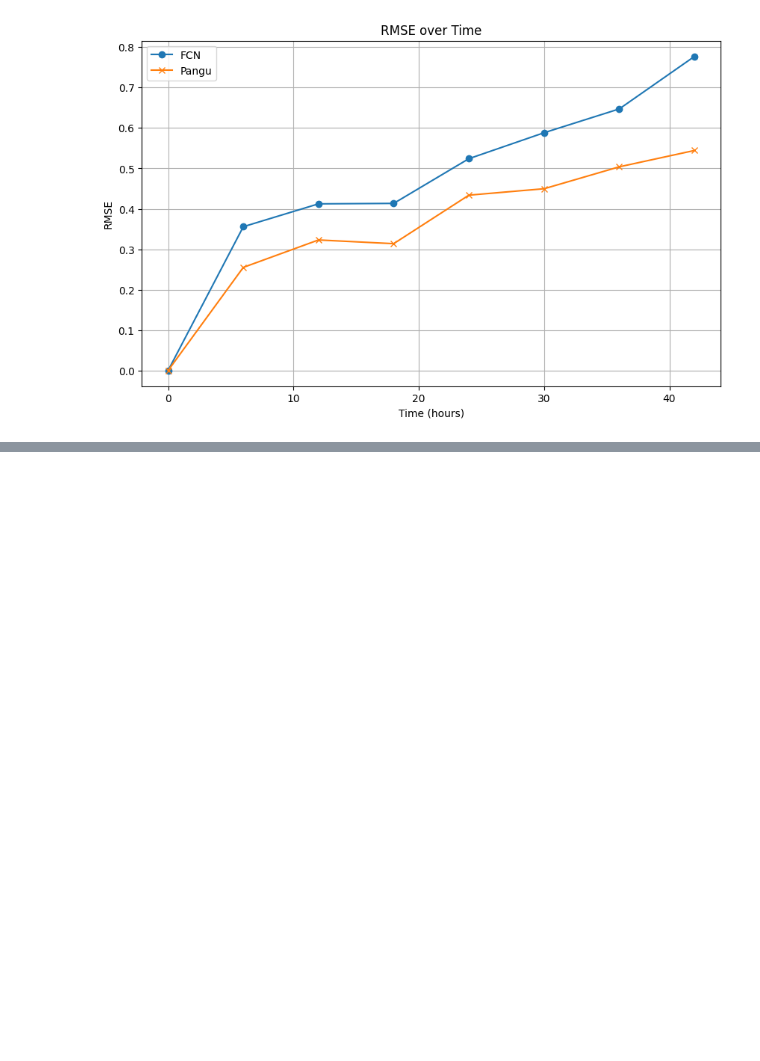
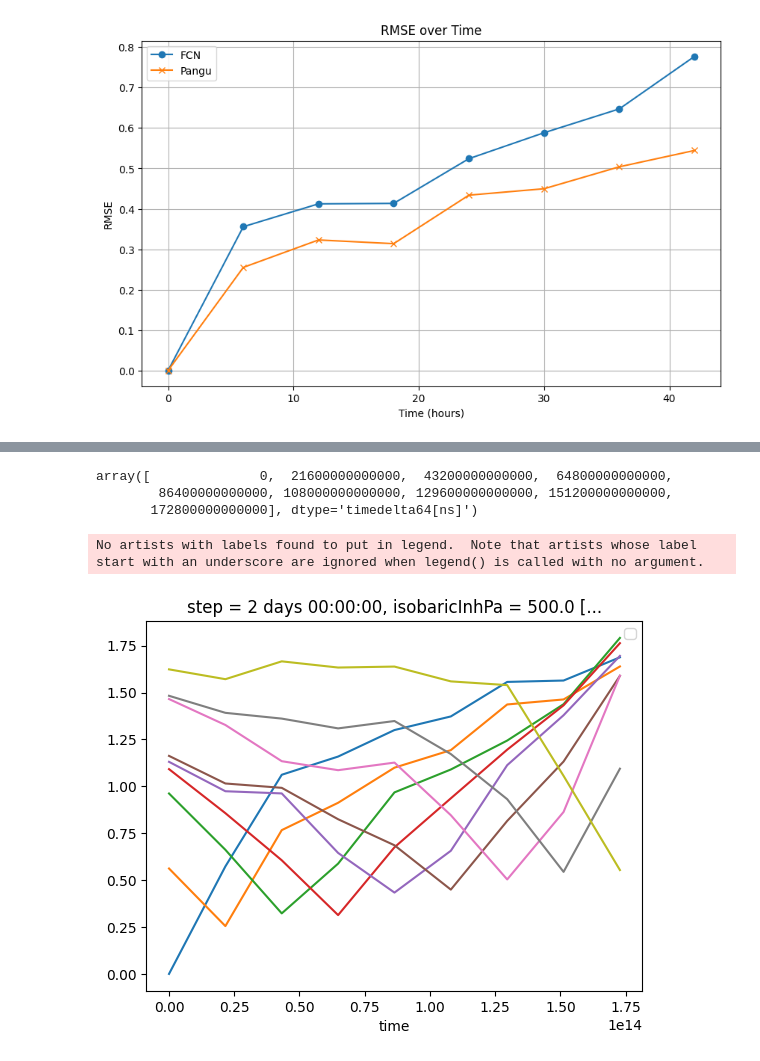
Before and after one commit to SaptarishiD/ai-models, a Jupyter notebook: src/ai_models/forecast_bench.ipynb, the cells around one changed output, grey strips where cells are left out. Saved outputs shown, nothing was run; the diff lists cells and outputs as text; code cells hidden in the pictures; blank space fills up the shorter version.

```diff
--- a/src/ai_models/forecast_bench.ipynb
+++ b/src/ai_models/forecast_bench.ipynb
@@ -339,0 +520,9 @@ rmse_df.to_csv("rmse_data.csv", index=False)
+# %%
+## adapting from weatherbench:
+def rmse(forecast: xr.Dataset, target: xr.Dataset, dim: str = 'time') -> xr.Dataset:
+    diff = forecast - target
+    diff = (diff**2)
+    diff = diff.mean(("lat", "lon"))
+    return np.sqrt(diff)
+# %%
+my_rmse = rmse(forecast_flipped, indian_region_era5)
@@ -339,0 +569,15 @@ rmse_df.to_csv("rmse_data.csv", index=False)
+# %%
+my_rmse.step.values
+# %% [output]
+array([              0,  21600000000000,  43200000000000,  64800000000000,
+        86400000000000, 108000000000000, 129600000000000, 151200000000000,
+       172800000000000], dtype='timedelta64[ns]')
+# %%
+for step in my_rmse.step:
+    # my_rmse.sel(step=step)
+    my_rmse.sel(step=step).plot()
+plt.legend()
+plt.show()
+# %% [output]
+No artists with labels found to put in legend.  Note that artists whose label start with an underscore are ignored when legend() is called with no argument.
+[figure, added]
```
Also changed, not shown: parts of 7 cells of this notebook, 31 other files.
